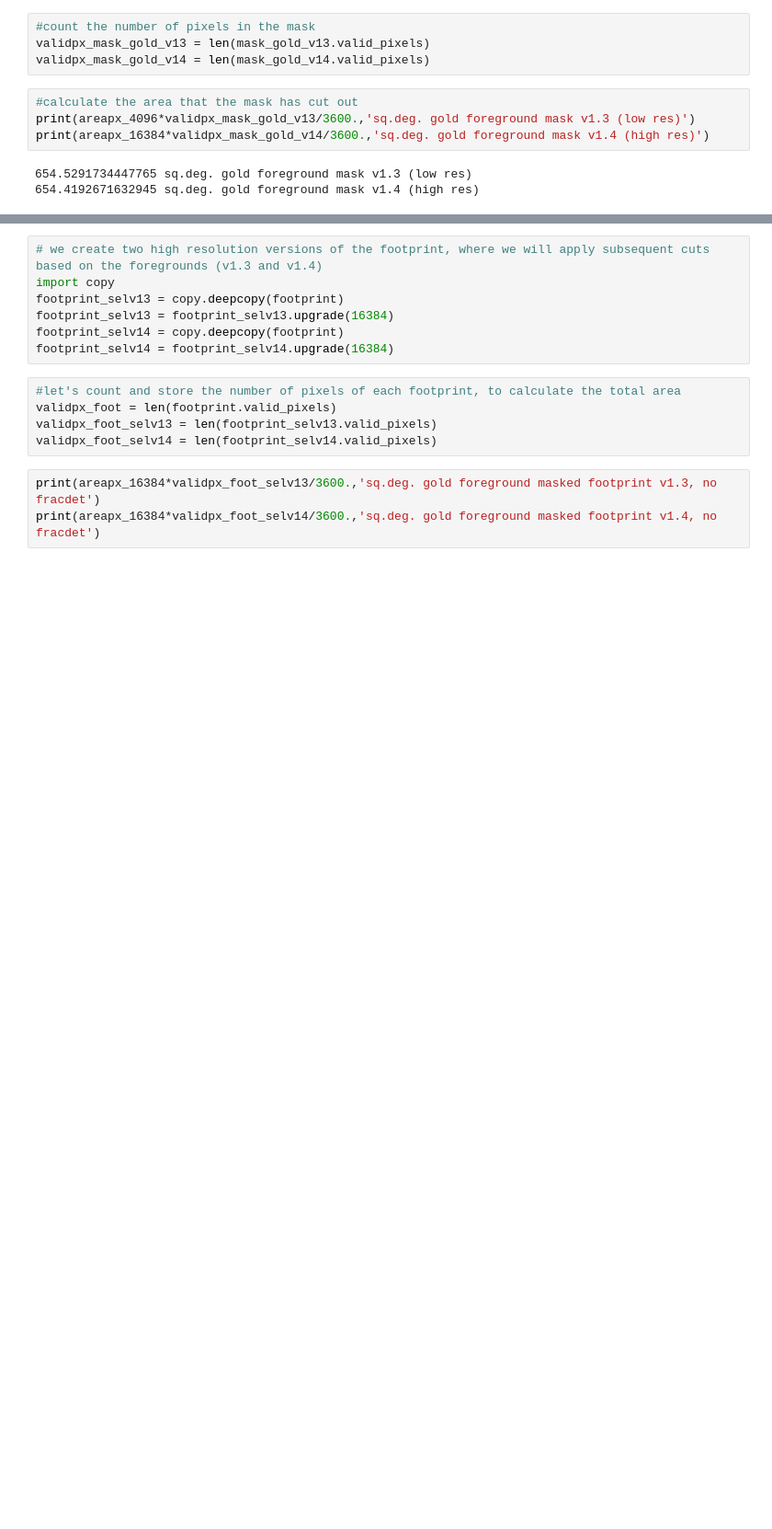
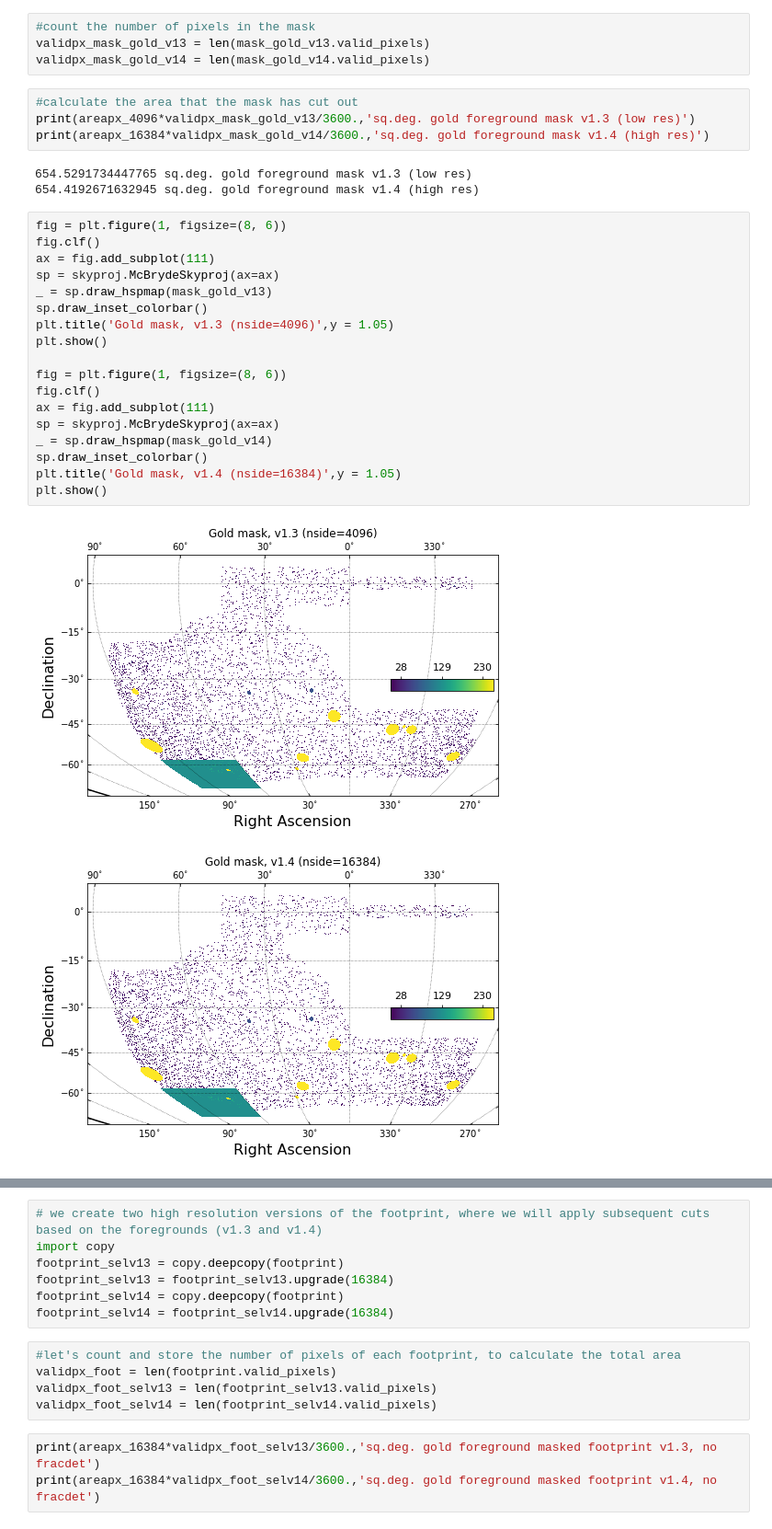
Before and after one commit to nsevilla/shared_notebooks, a Jupyter notebook: comparing_masks_Y6KP_workshop.ipynb, the cells around one changed output, grey strips where cells are left out. Shown: that part at 92% size. Drawn from its saved outputs; the diff is of its cells as text; blank space fills up the shorter version.

```diff
--- a/comparing_masks_Y6KP_workshop.ipynb
+++ b/comparing_masks_Y6KP_workshop.ipynb
@@ -44,3 +44,24 @@ print(areapx_16384*validpx_mask_gold_v14/3600.,'sq.deg. gold foreground mask v1.
 # %% [output]
 654.5291734447765 sq.deg. gold foreground mask v1.3 (low res)
 654.4192671632945 sq.deg. gold foreground mask v1.4 (high res)
+# %%
+fig = plt.figure(1, figsize=(8, 6))
+fig.clf()
+ax = fig.add_subplot(111)
+sp = skyproj.McBrydeSkyproj(ax=ax)
+_ = sp.draw_hspmap(mask_gold_v13)
+sp.draw_inset_colorbar()
+plt.title('Gold mask, v1.3 (nside=4096)',y = 1.05)
+plt.show()
+
+fig = plt.figure(1, figsize=(8, 6))
+fig.clf()
+ax = fig.add_subplot(111)
+sp = skyproj.McBrydeSkyproj(ax=ax)
+_ = sp.draw_hspmap(mask_gold_v14)
+sp.draw_inset_colorbar()
+plt.title('Gold mask, v1.4 (nside=16384)',y = 1.05)
+plt.show()
+# %% [output]
+[figure, added]
+[figure, added]
```
Also changed, not shown: parts of 4 cells of this notebook.
